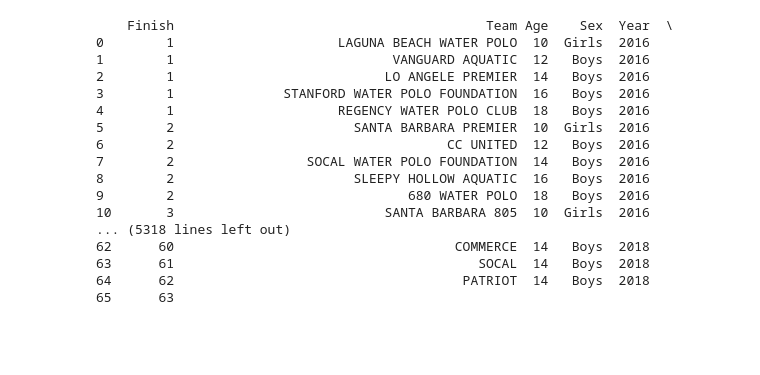
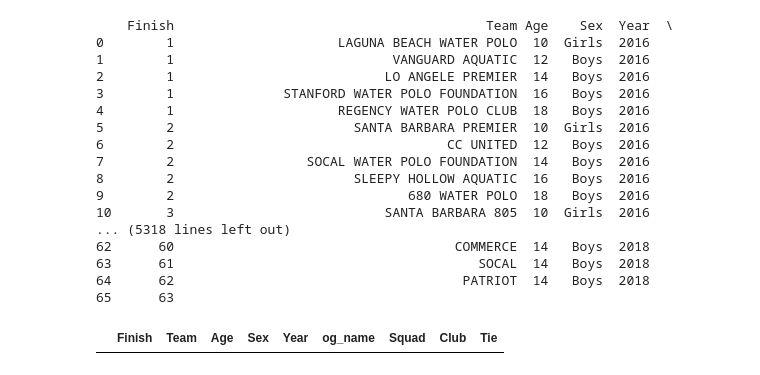
Before and after one commit to jessmontoya/Data_Science_Portfolio, a Jupyter notebook: USA_Water_Polo/Ranking data.ipynb, the cells around one changed output. Saved outputs shown, nothing was run; the diff lists cells and outputs as text; code cells hidden in the pictures; blank space fills up the shorter version.

```diff
--- a/USA_Water_Polo/Ranking data.ipynb
+++ b/USA_Water_Polo/Ranking data.ipynb
@@ -336,6 +336,7 @@ data_clean = data.copy()
 # %%
 data_clean['Team'] = data_clean['Team'].str.strip(r'\\r')
 data_clean['Team'] = data_clean['Team'].str.replace('\t\r', '')
+data_clean['Team'] = data_clean['Team'].str.replace('\r', ' ')
 # %%
 data_clean['og_name'] = data_clean['Team']
 # %%
@@ -444,5 +445,9 @@ data_clean
 63      61                                       SOCAL  14   Boys  2018
 64      62                                     PATRIOT  14   Boys  2018
 65      63
+# %%
+data_clean[data_clean['og_name'].str.contains('\r')]
+# %% [output]
+|  | Finish | Team | Age | Sex | Year | og_name | Squad | Club | Tie |
 # %%
 data_clean.to_csv('ranking_data.csv')
```
Also changed, not shown: 1 other file.
